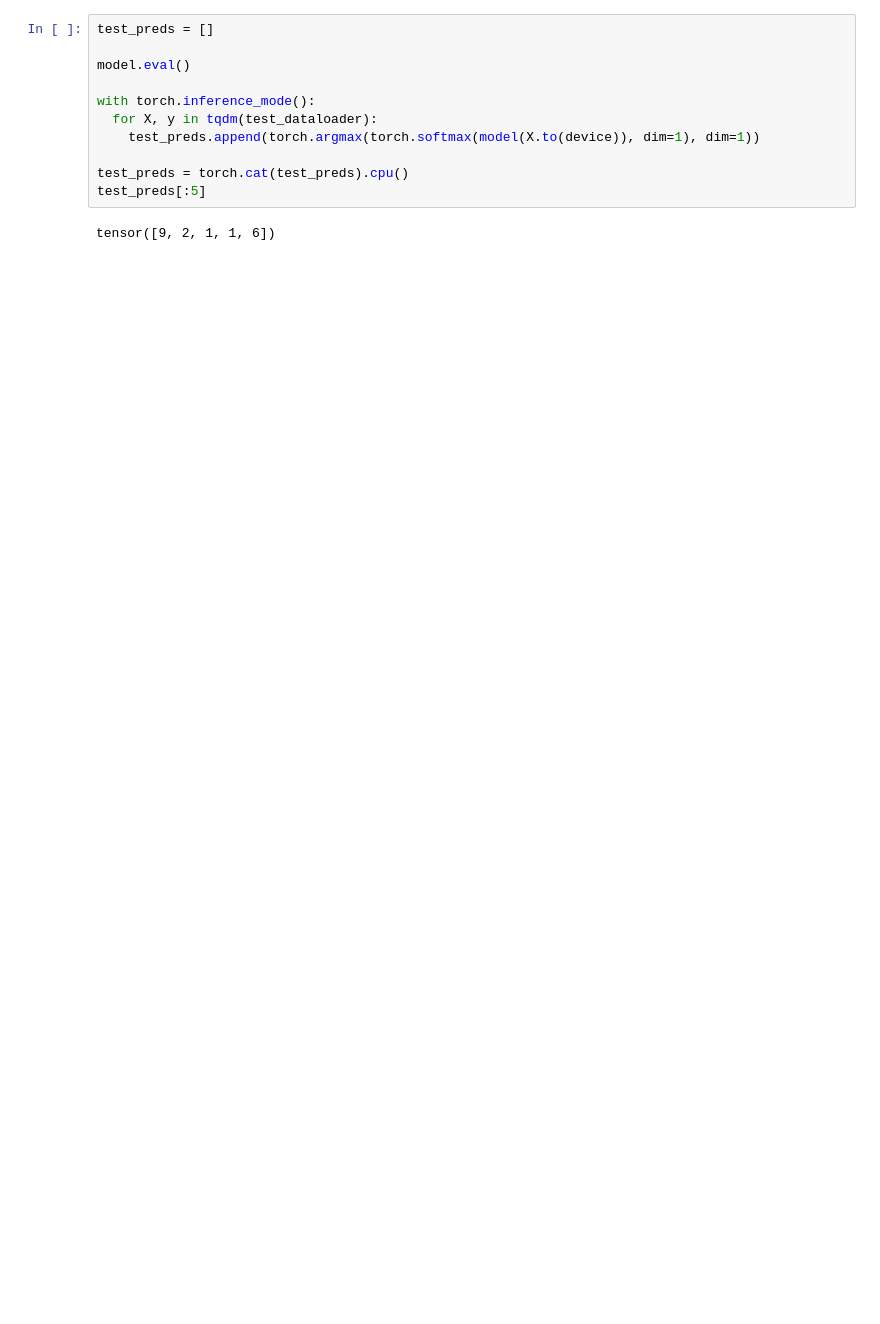
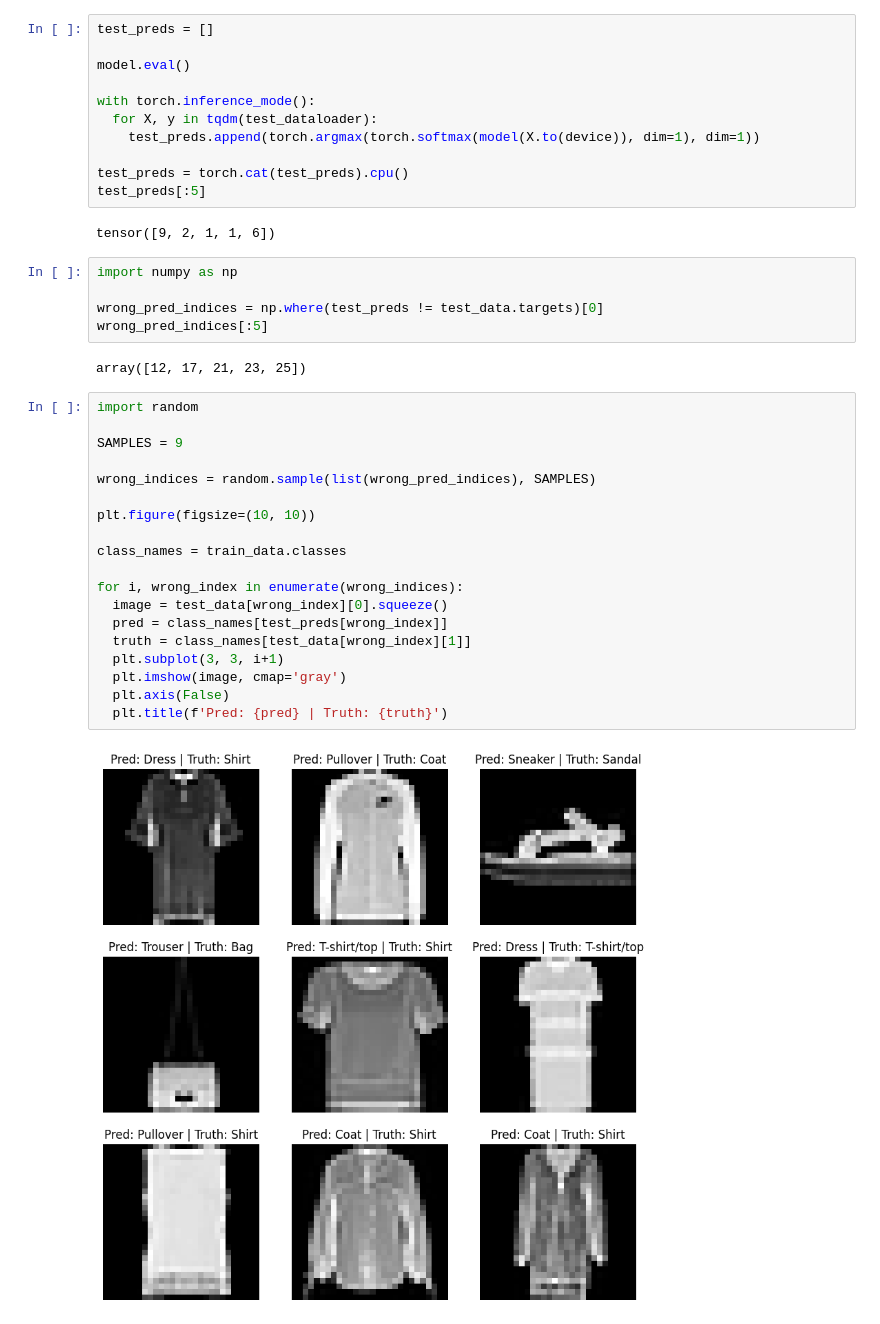
Before and after one commit to deductiveclouds/Pytorch, a Jupyter notebook: extras/exercises/03_pytorch_computer_vision_exercises.ipynb, the cells around one changed output. Cells and saved outputs as stored; diff of their text form; blank space fills up the shorter version.

```diff
--- a/extras/exercises/03_pytorch_computer_vision_exercises.ipynb
+++ b/extras/exercises/03_pytorch_computer_vision_exercises.ipynb
@@ -334,3 +334,31 @@ test_preds = torch.cat(test_preds).cpu()
 test_preds[:5]
 # %% [output]
 tensor([9, 2, 1, 1, 6])
+# %%
+import numpy as np
+
+wrong_pred_indices = np.where(test_preds != test_data.targets)[0]
+wrong_pred_indices[:5]
+# %% [output]
+array([12, 17, 21, 23, 25])
+# %%
+import random
+
+SAMPLES = 9
+
+wrong_indices = random.sample(list(wrong_pred_indices), SAMPLES)
+
+plt.figure(figsize=(10, 10))
+
+class_names = train_data.classes
+
+for i, wrong_index in enumerate(wrong_indices):
+  image = test_data[wrong_index][0].squeeze()
+  pred = class_names[test_preds[wrong_index]]
+  truth = class_names[test_data[wrong_index][1]]
+  plt.subplot(3, 3, i+1)
+  plt.imshow(image, cmap='gray')
+  plt.axis(False)
+  plt.title(f'Pred: {pred} | Truth: {truth}')
+# %% [output]
+[figure, added]
```
Also changed, not shown: parts of 1 cell of this notebook.
